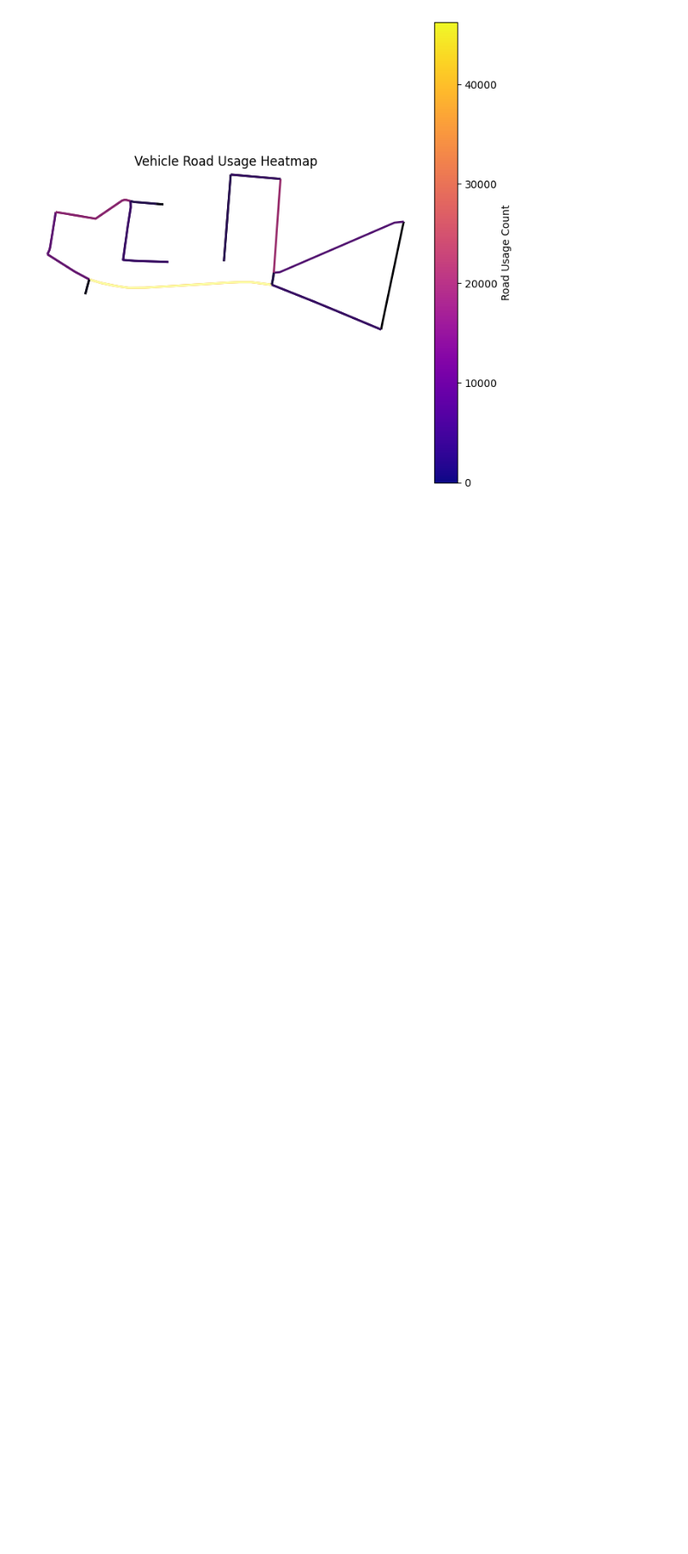
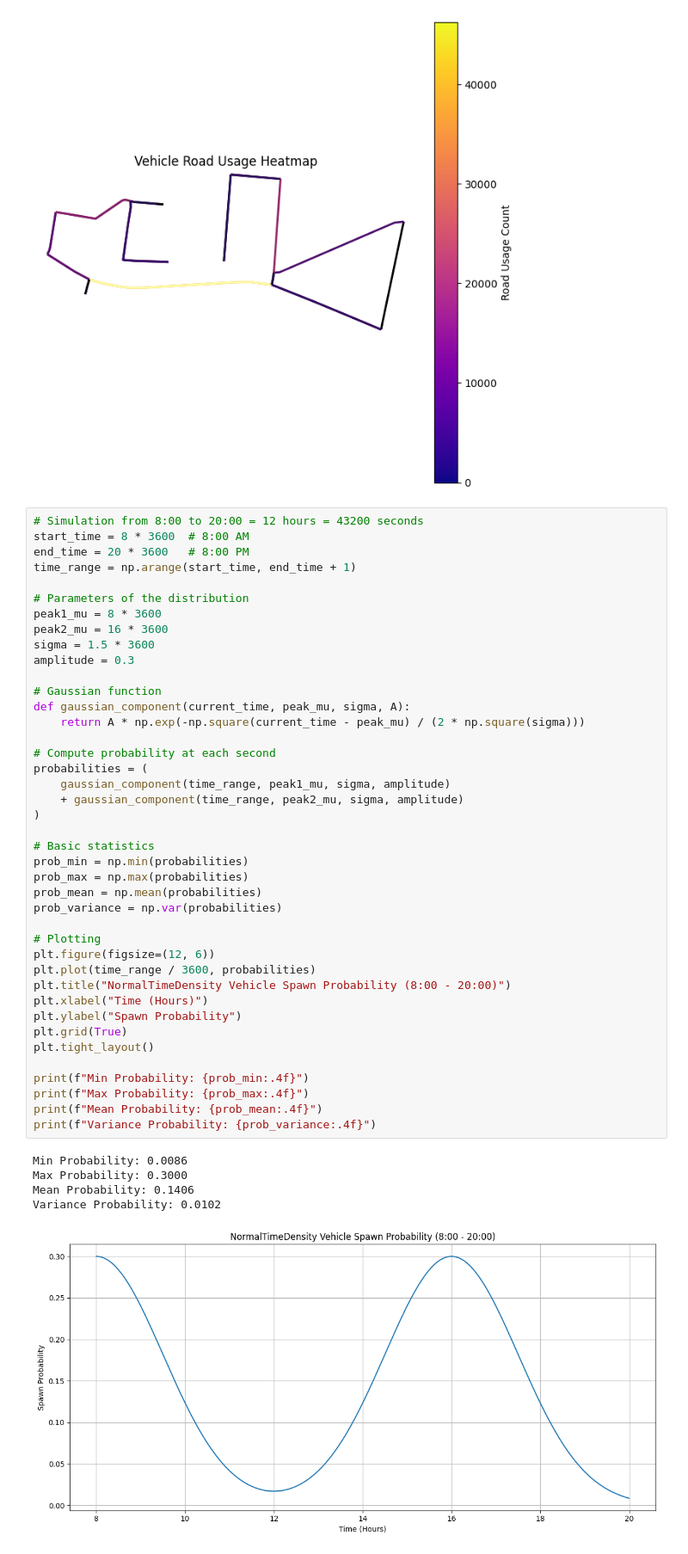
Before and after one commit to haarmeggido/agent-systems, a Jupyter notebook: src/ainter/data/data.ipynb, the cells around one changed output. Shown at 86% size. Drawn from its saved outputs; the diff is of its cells as text; blank space fills up the shorter version.

```diff
--- a/src/ainter/data/data.ipynb
+++ b/src/ainter/data/data.ipynb
@@ -201,3 +201,50 @@ plt.title("Vehicle Road Usage Heatmap")
 plt.show()
 # %% [output]
 [figure]
+# %%
+# Simulation from 8:00 to 20:00 = 12 hours = 43200 seconds
+start_time = 8 * 3600  # 8:00 AM
+end_time = 20 * 3600   # 8:00 PM
+time_range = np.arange(start_time, end_time + 1)
+
+# Parameters of the distribution
+peak1_mu = 8 * 3600
+peak2_mu = 16 * 3600
+sigma = 1.5 * 3600
+amplitude = 0.3
+
+# Gaussian function
+def gaussian_component(current_time, peak_mu, sigma, A):
+    return A * np.exp(-np.square(current_time - peak_mu) / (2 * np.square(sigma)))
+
+# Compute probability at each second
+probabilities = (
+    gaussian_component(time_range, peak1_mu, sigma, amplitude)
+    + gaussian_component(time_range, peak2_mu, sigma, amplitude)
+)
+
+# Basic statistics
+prob_min = np.min(probabilities)
+prob_max = np.max(probabilities)
+prob_mean = np.mean(probabilities)
+prob_variance = np.var(probabilities)
+
+# Plotting
+plt.figure(figsize=(12, 6))
+plt.plot(time_range / 3600, probabilities)
+plt.title("NormalTimeDensity Vehicle Spawn Probability (8:00 - 20:00)")
+plt.xlabel("Time (Hours)")
+plt.ylabel("Spawn Probability")
+plt.grid(True)
+plt.tight_layout()
+
+print(f"Min Probability: {prob_min:.4f}")
+print(f"Max Probability: {prob_max:.4f}")
+print(f"Mean Probability: {prob_mean:.4f}")
+print(f"Variance Probability: {prob_variance:.4f}")
+# %% [output]
+Min Probability: 0.0086
+Max Probability: 0.3000
+Mean Probability: 0.1406
+Variance Probability: 0.0102
+[figure, added]
```
